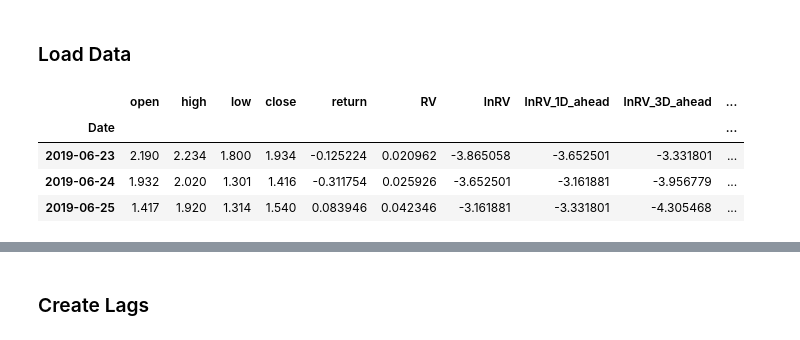
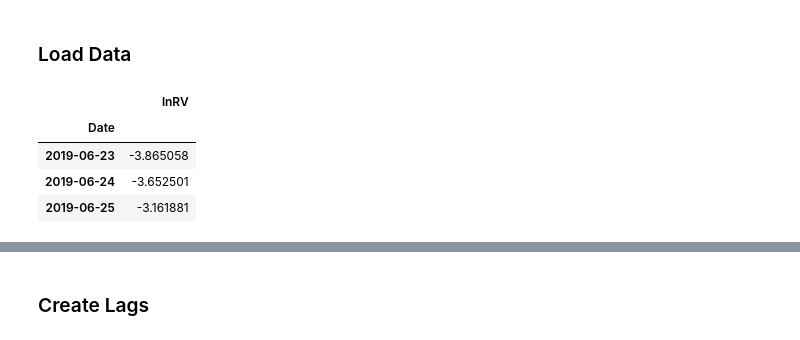
Before and after one commit to kiwi-lemongrass/DSE4101_Individual-Project, a Jupyter notebook: src/HAR.ipynb, the cells around one changed output, grey strips where cells are left out. Drawn from its saved outputs; the diff is of its cells as text; code cells hidden in the pictures.

```diff
--- a/src/HAR.ipynb
+++ b/src/HAR.ipynb
@@ -33,12 +33,13 @@ import statsmodels.api as sm
 # %%
 file_path = "..\data\ALGO_daily.csv"
 df = pd.read_csv(file_path)
 df.rename(columns={'timestamp': 'Date'}, inplace=True)
 df.set_index('Date', inplace=True)
+df = df.loc[:, ['lnRV']]
 df.head(3)
 # %% [output]
-|  | open | high | low | close | return | RV | lnRV | lnRV_1D_ahead | lnRV_3D_ahead | ... |
-| Date |  |  |  |  |  |  |  |  |  | ... |
-| 2019-06-23 | 2.190 | 2.234 | 1.800 | 1.934 | -0.125224 | 0.020962 | -3.865058 | -3.652501 | -3.331801 | ... |
-| 2019-06-24 | 1.932 | 2.020 | 1.301 | 1.416 | -0.311754 | 0.025926 | -3.652501 | -3.161881 | -3.956779 | ... |
-| 2019-06-25 | 1.417 | 1.920 | 1.314 | 1.540 | 0.083946 | 0.042346 | -3.161881 | -3.331801 | -4.305468 | ... |
+|  | lnRV |
+| Date |  |
+| 2019-06-23 | -3.865058 |
+| 2019-06-24 | -3.652501 |
+| 2019-06-25 | -3.161881 |
```
Also changed, not shown: parts of 7 cells of this notebook, 16 other files.
